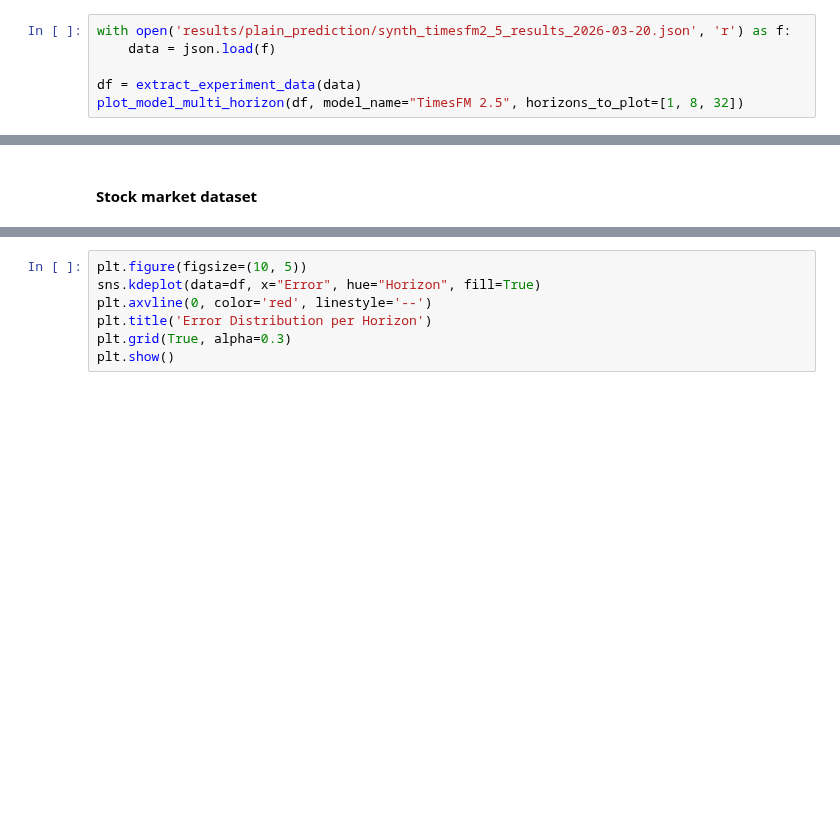
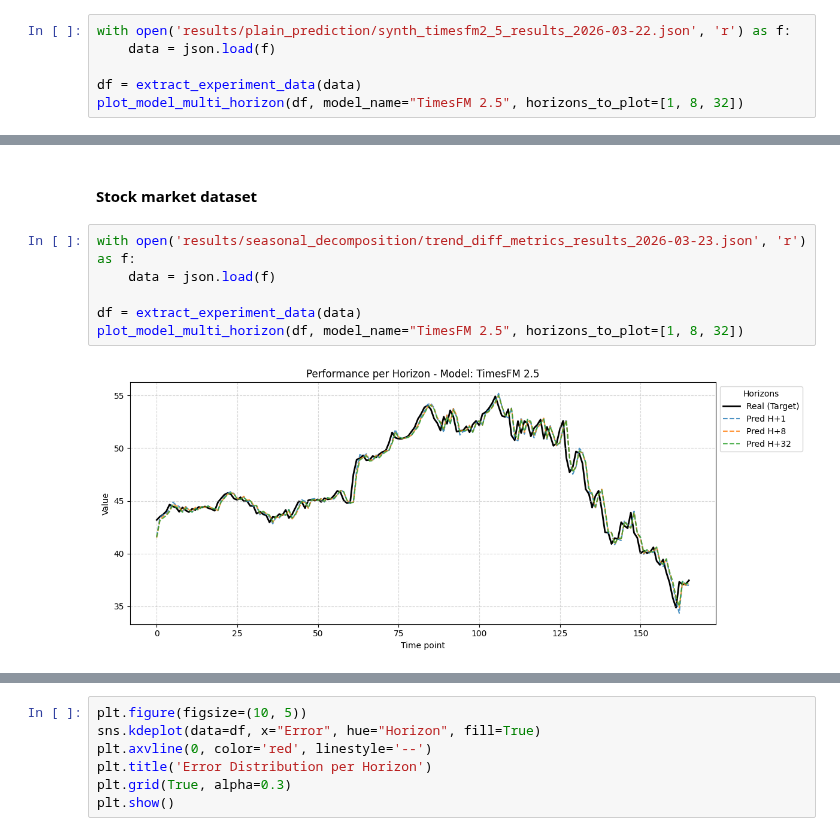
Before and after one commit to luciacasass/UAM_TFM, a Jupyter notebook: timesfm_25_folder/test_model.ipynb, the cells around one changed output, grey strips where cells are left out. Cells and saved outputs as stored; diff of their text form; blank space fills up the shorter version.

```diff
--- a/timesfm_25_folder/test_model.ipynb
+++ b/timesfm_25_folder/test_model.ipynb
@@ -711,5 +719,5 @@ plt.show()
 # %%
-with open('results/plain_prediction/synth_timesfm2_5_results_2026-03-20.json', 'r') as f:
+with open('results/plain_prediction/synth_timesfm2_5_results_2026-03-22.json', 'r') as f:
     data = json.load(f)
 
 df = extract_experiment_data(data)
@@ -728,4 +736,12 @@ plt.show()
 [figure]
 # %% [markdown]
 #### Stock market dataset
+# %%
+with open('results/seasonal_decomposition/trend_diff_metrics_results_2026-03-23.json', 'r') as f:
+    data = json.load(f)
+
+df = extract_experiment_data(data)
+plot_model_multi_horizon(df, model_name="TimesFM 2.5", horizons_to_plot=[1, 8, 32])
+# %% [output]
+[figure, added]
 # %%
```
Also changed, not shown: parts of 23 cells of this notebook.
